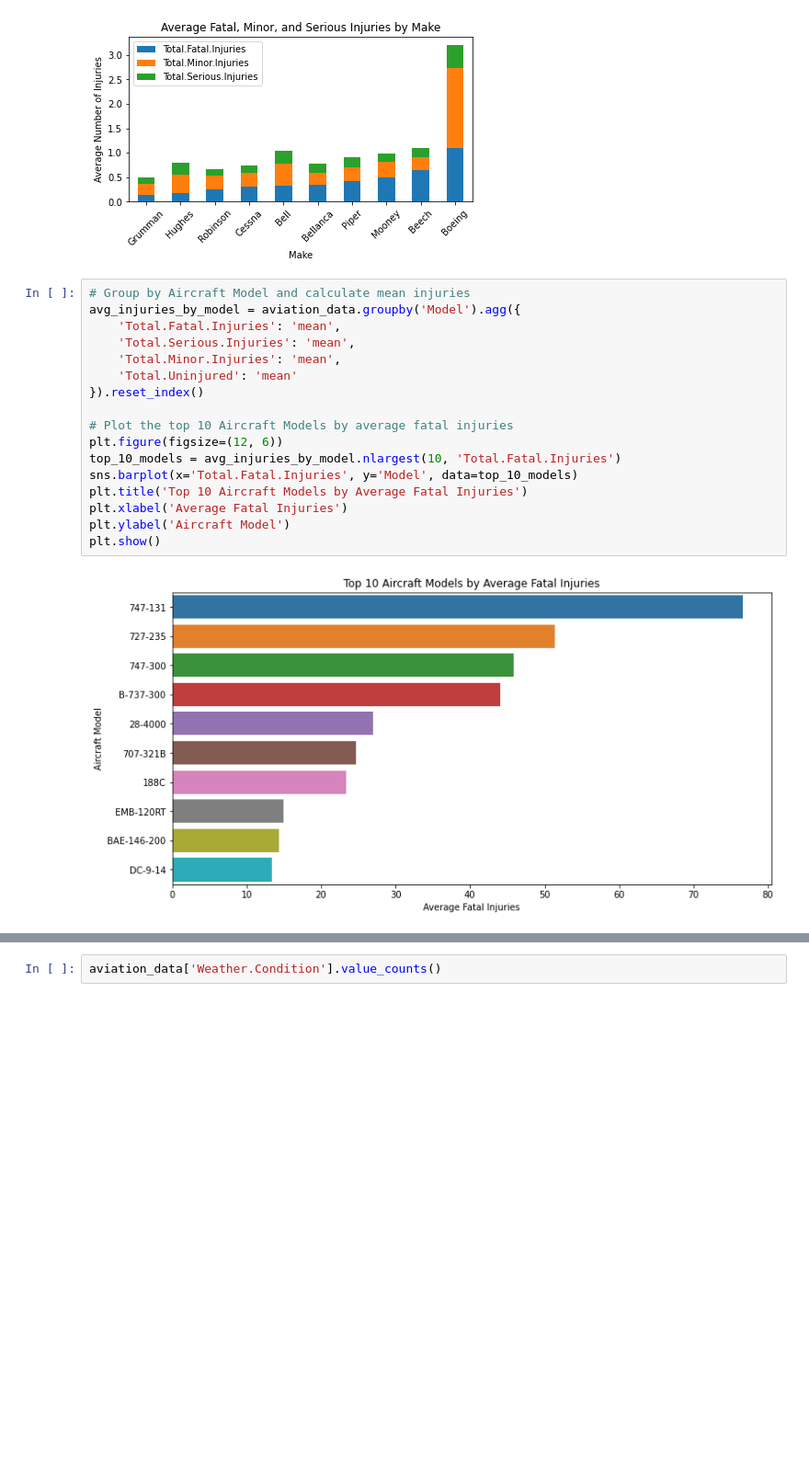
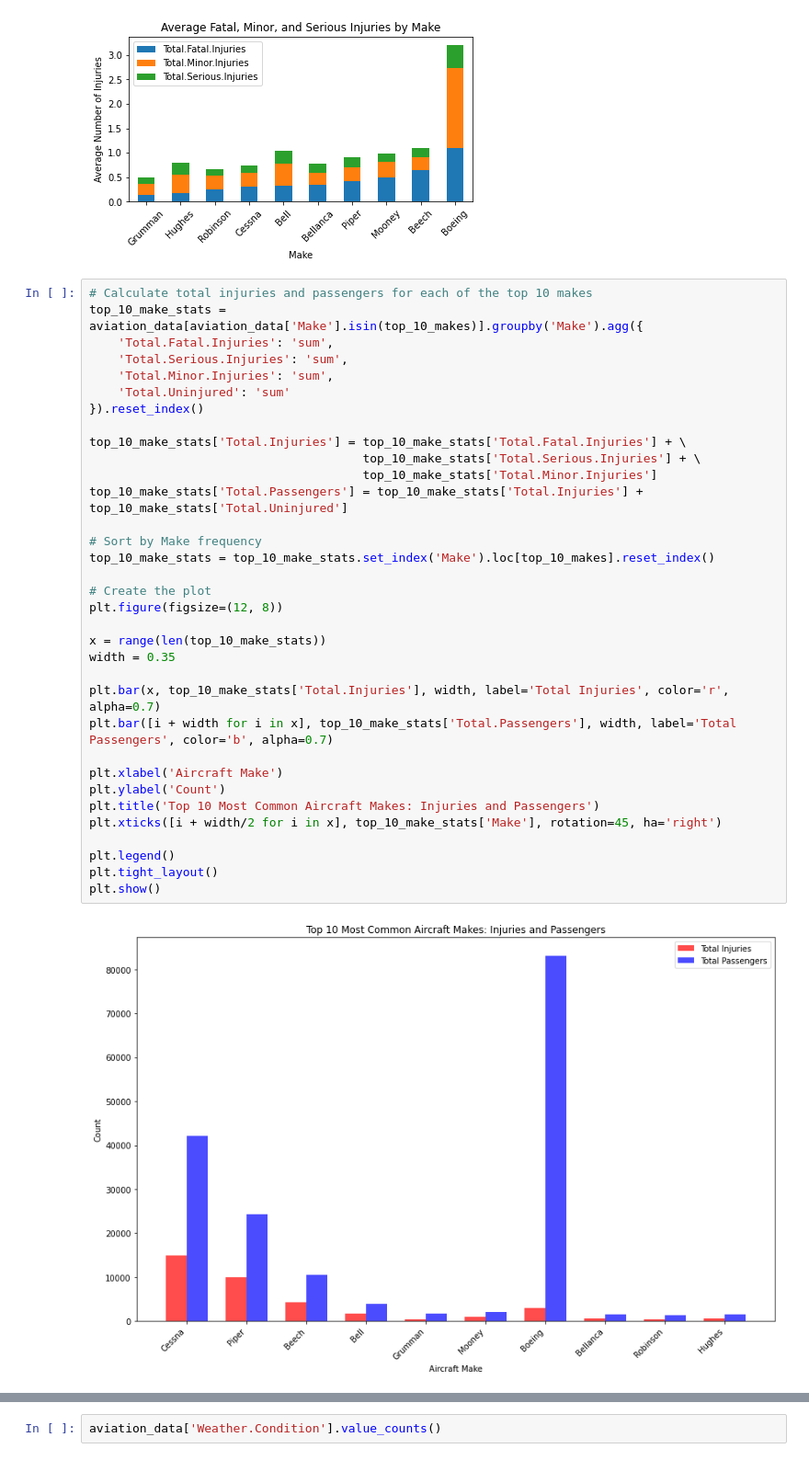
Before and after one commit to pianch/dsc-phase-1-project-v3, a Jupyter notebook: student.ipynb, the cells around one changed output, grey strips where cells are left out. Shown: that part at 92% size. Cells and saved outputs as stored; diff of their text form; blank space fills up the shorter version.

```diff
--- a/student.ipynb
+++ b/student.ipynb
@@ -554,22 +556,39 @@ plt.show()
 # %% [output]
 <Figure size 864x576 with 0 Axes>
 [figure]
-# %%
-# Group by Aircraft Model and calculate mean injuries
-avg_injuries_by_model = aviation_data.groupby('Model').agg({
-    'Total.Fatal.Injuries': 'mean',
-    'Total.Serious.Injuries': 'mean',
-    'Total.Minor.Injuries': 'mean',
-    'Total.Uninjured': 'mean'
-}).reset_index()
-
-# Plot the top 10 Aircraft Models by average fatal injuries
-plt.figure(figsize=(12, 6))
-top_10_models = avg_injuries_by_model.nlargest(10, 'Total.Fatal.Injuries')
-sns.barplot(x='Total.Fatal.Injuries', y='Model', data=top_10_models)
-plt.title('Top 10 Aircraft Models by Average Fatal Injuries')
-plt.xlabel('Average Fatal Injuries')
-plt.ylabel('Aircraft Model')
-plt.show()
-# %% [output]
-[figure, removed]
+# %%
+# Calculate total injuries and passengers for each of the top 10 makes
+top_10_make_stats = aviation_data[aviation_data['Make'].isin(top_10_makes)].groupby('Make').agg({
+    'Total.Fatal.Injuries': 'sum',
+    'Total.Serious.Injuries': 'sum',
+    'Total.Minor.Injuries': 'sum',
+    'Total.Uninjured': 'sum'
+}).reset_index()
+
+top_10_make_stats['Total.Injuries'] = top_10_make_stats['Total.Fatal.Injuries'] + \
+                                      top_10_make_stats['Total.Serious.Injuries'] + \
+                                      top_10_make_stats['Total.Minor.Injuries']
+top_10_make_stats['Total.Passengers'] = top_10_make_stats['Total.Injuries'] + top_10_make_stats['Total.Uninjured']
+
+# Sort by Make frequency
+top_10_make_stats = top_10_make_stats.set_index('Make').loc[top_10_makes].reset_index()
+
+# Create the plot
+plt.figure(figsize=(12, 8))
+
+x = range(len(top_10_make_stats))
+width = 0.35
+
+plt.bar(x, top_10_make_stats['Total.Injuries'], width, label='Total Injuries', color='r', alpha=0.7)
+plt.bar([i + width for i in x], top_10_make_stats['Total.Passengers'], width, label='Total Passengers', color='b', alpha=0.7)
+
+plt.xlabel('Aircraft Make')
+plt.ylabel('Count')
+plt.title('Top 10 Most Common Aircraft Makes: Injuries and Passengers')
+plt.xticks([i + width/2 for i in x], top_10_make_stats['Make'], rotation=45, ha='right')
+
+plt.legend()
+plt.tight_layout()
+plt.show()
+# %% [output]
+[figure, added]
```
Also changed, not shown: parts of 22 cells of this notebook, 1 other file.
